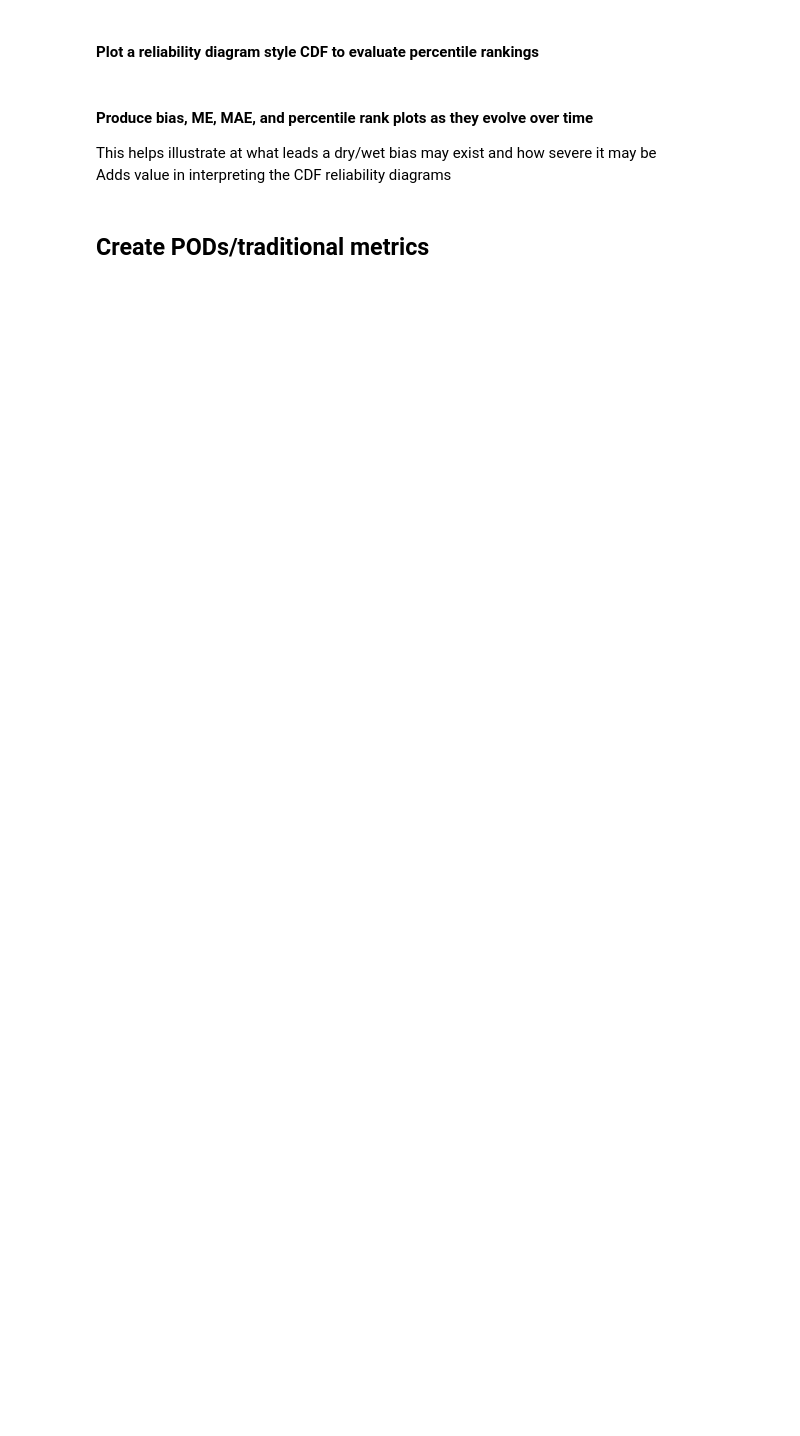
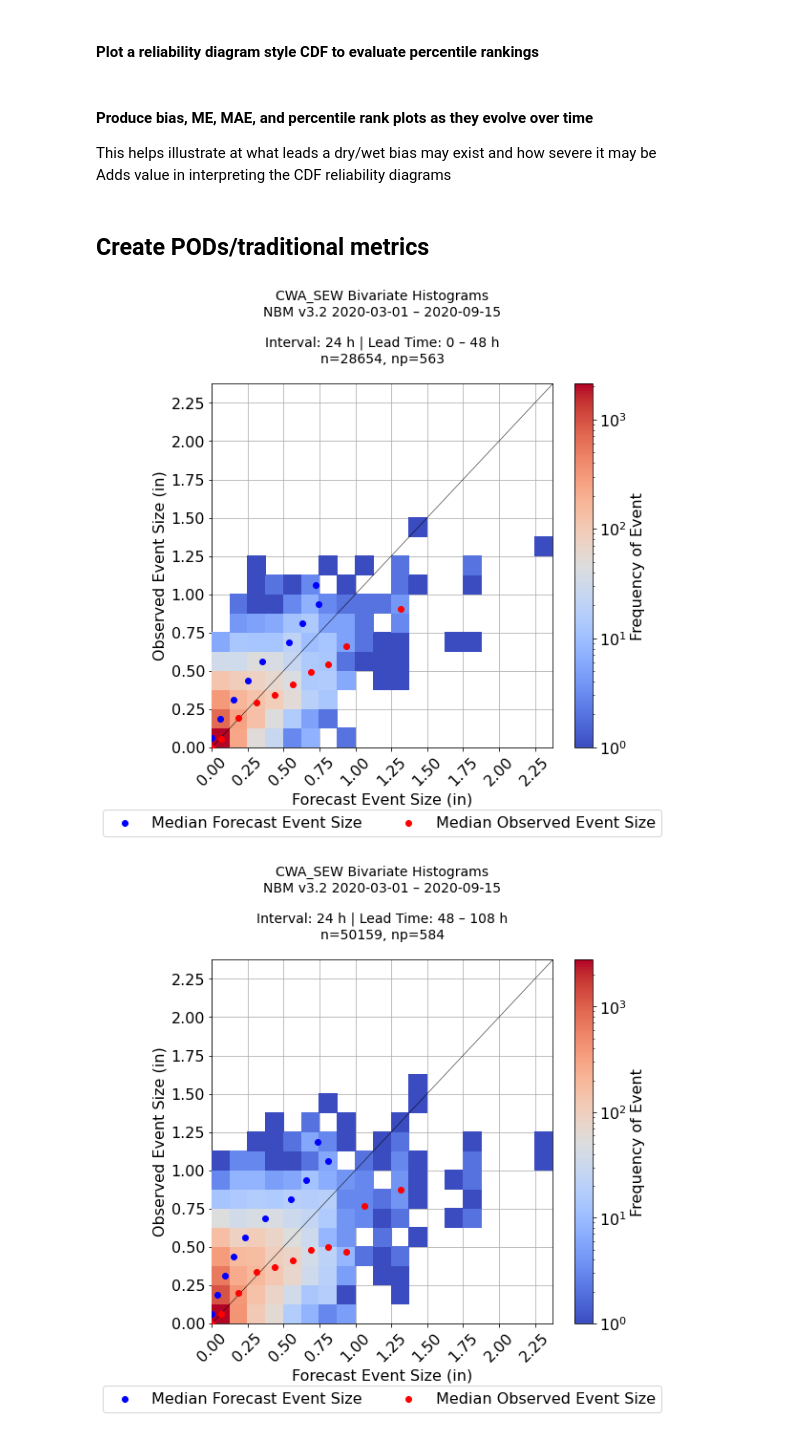
Before and after one commit to m-wessler/nbm-verify, a Jupyter notebook: notebooks/multi_station_1Dqpf.ipynb, the cells around one changed output. Saved outputs shown, nothing was run; the diff lists cells and outputs as text; code cells hidden in the pictures; blank space fills up the shorter version.

```diff
--- a/notebooks/multi_station_1Dqpf.ipynb
+++ b/notebooks/multi_station_1Dqpf.ipynb
@@ -283,8 +395,11 @@ if os.path.isfile(matchfile):
     data = pd.read_pickle(matchfile)
 
 else:
+
+    os.makedirs('/'.join(matchfile.split('/')[:-1]), exist_ok=True)
+
     data = []
-    for interval in [6, 12, 24]:
+    for interval in [24]:
 
         pkeys = np.array([k for k in nbm.keys() if '%dhr_'%interval in k])
         pkeys = np.array([k for k in pkeys if '%' in k])
@@ -455,7 +630,7 @@ esize = 'All'
 
 verif_on = 'det_fx' #det_fx
 
-for interval in [6]:
+for interval in [24]:
     for short, long in zip([0, 48, 108], [48, 108, 180]):
 
         select = data[((data['Interval'] == interval)
@@ -490,30 +665,33 @@ for interval in [6]:
         ax.plot(np.arange(0, maxval*2), 'k-', linewidth=0.5, zorder=11)
 
         ax.set_xticks(bins[::2])
         ax.set_xticklabels(['%.2f'%b for b in bins[::2]], rotation=45)
 
         ax.set_yticks(bins[::2])
         ax.set_yticklabels(['%.2f'%b for b in bins[::2]], rotation=0)
 
         ax.grid(zorder=-1)
 
         vxy = scatter2d[:, 0]
         vf = scatter2d[:, 1]
         vo = scatter2d[:, 2]
 
         ax.scatter(vf, vxy, zorder=20, c='b', label='Median Forecast Event Size')
         ax.scatter(vxy, vo, zorder=20, c='r', label='Median Observed Event Size')
 
         ax.set_xlabel('Forecast Event Size (in)')
         ax.set_ylabel('Observed Event Size (in)')
 
         ax.legend(loc='upper center', bbox_to_anchor=(0.5, -0.15), ncol=2)
 
         plt.colorbar(cbd[3], ax=ax, label='Frequency of Event')
 
         n_precip_periods = np.unique(select['ValidTime'][~np.isnan(select['verif_ob'])]).shape[0]
 
         ax.set_title(('{} Bivariate Histograms\nNBM v3.2 {} – {}\n\n' +
                       'Interval: {} h | Lead Time: {} – {} h\nn={}, np={}\n').format(
                     site, date0.strftime('%Y-%m-%d'), date1.strftime('%Y-%m-%d'),
                     interval, short, long, len(select), n_precip_periods), size=14)
+# %% [output]
+[figure, added]
+[figure, added]
```
Also changed, not shown: parts of 18 cells of this notebook, 3 other files.
